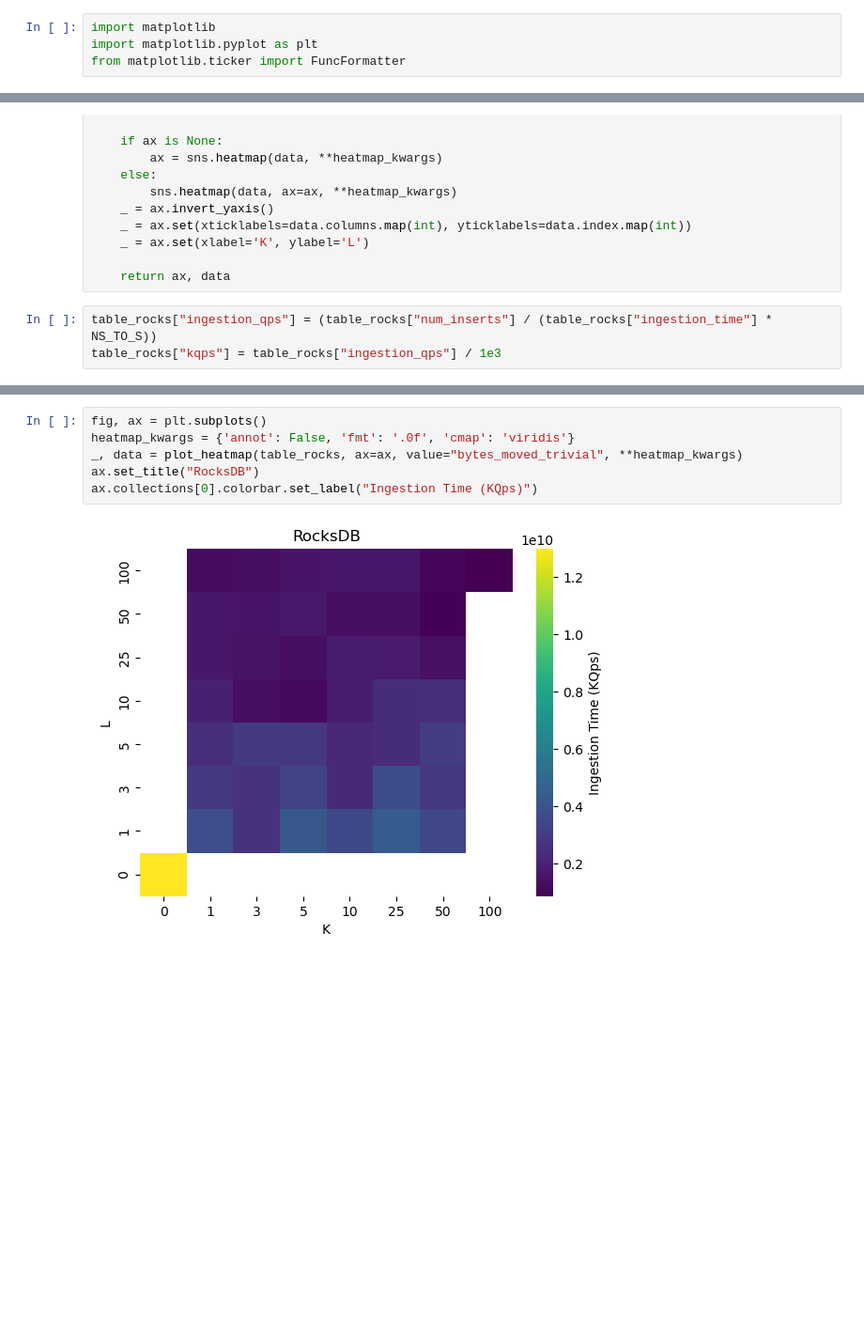
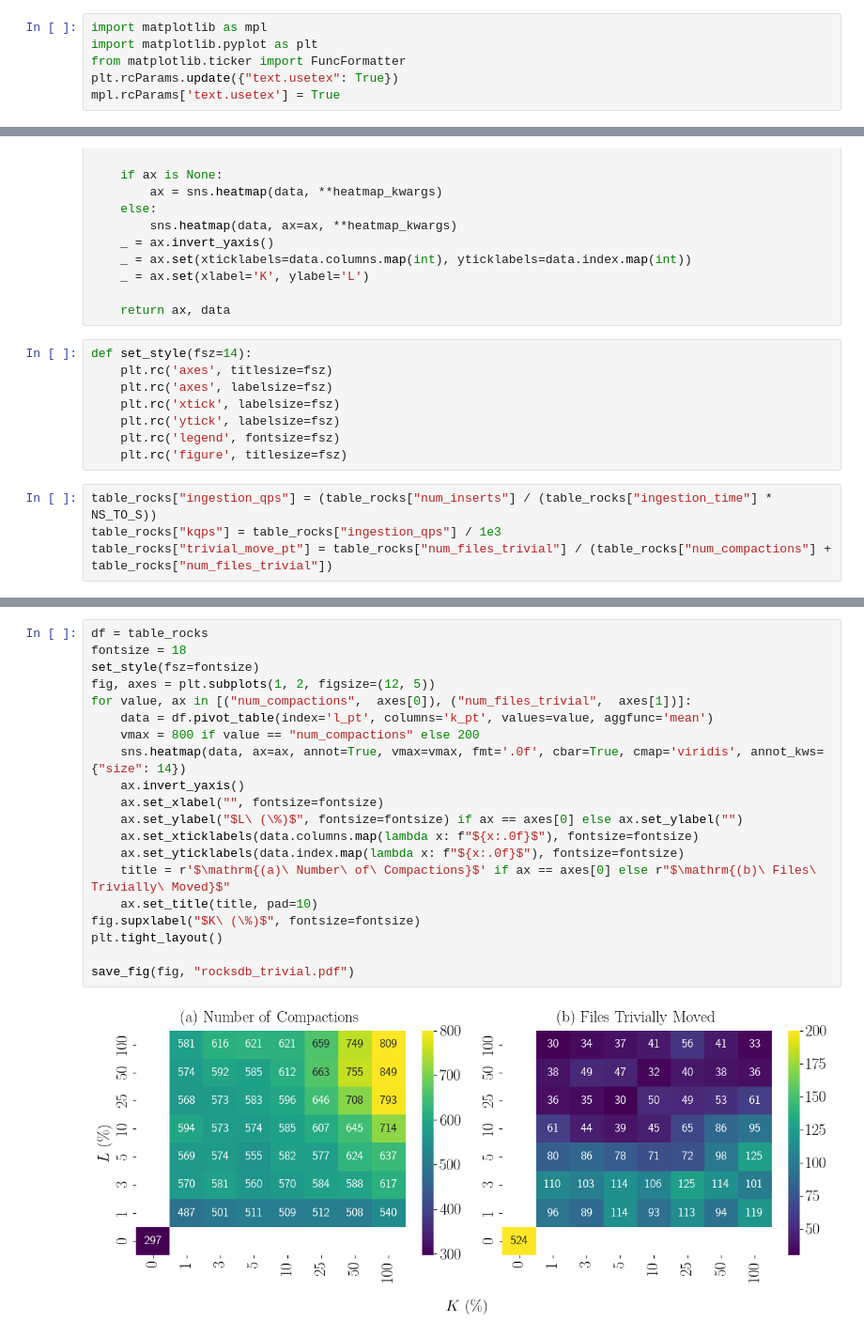
Before and after one commit to BU-DiSC/bliss_benchmark, a Jupyter notebook: notebook/heatmaps.ipynb, the cells around one changed output, grey strips where cells are left out. Shown at 94% size. Cells and saved outputs as stored; diff of their text form; blank space fills up the shorter version.

```diff
--- a/notebook/heatmaps.ipynb
+++ b/notebook/heatmaps.ipynb
@@ -4,9 +4,11 @@ import pandas as pd
 import seaborn as sns
 import os
 # %%
-import matplotlib
+import matplotlib as mpl
 import matplotlib.pyplot as plt
 from matplotlib.ticker import FuncFormatter
+plt.rcParams.update({"text.usetex": True})
+mpl.rcParams['text.usetex'] = True
 # %%
 index_type = 'lipp'
 NS_TO_MS = 1 / 1e6
@@ -72,6 +89,15 @@ def plot_heatmap(df: pd.DataFrame, value: str = 'preload_time', data_scale=1, fi
     _ = ax.set(xlabel='K', ylabel='L')
 
     return ax, data
+# %%
+def set_style(fsz=14):
+    plt.rc('axes', titlesize=fsz)
+    plt.rc('axes', labelsize=fsz)
+    plt.rc('xtick', labelsize=fsz)
+    plt.rc('ytick', labelsize=fsz)
+    plt.rc('legend', fontsize=fsz)
+    plt.rc('figure', titlesize=fsz)
 # %%
 table_rocks["ingestion_qps"] = (table_rocks["num_inserts"] / (table_rocks["ingestion_time"] * NS_TO_S))
 table_rocks["kqps"] = table_rocks["ingestion_qps"] / 1e3
+table_rocks["trivial_move_pt"] = table_rocks["num_files_trivial"] / (table_rocks["num_compactions"] + table_rocks["num_files_trivial"])
@@ -78,8 +108,22 @@ table_rocks["kqps"] = table_rocks["ingestion_qps"] / 1e3
 # %%
-fig, ax = plt.subplots()
-heatmap_kwargs = {'annot': False, 'fmt': '.0f', 'cmap': 'viridis'}
-_, data = plot_heatmap(table_rocks, ax=ax, value="bytes_moved_trivial", **heatmap_kwargs)
-ax.set_title("RocksDB")
-ax.collections[0].colorbar.set_label("Ingestion Time (KQps)")
+df = table_rocks
+fontsize = 18
+set_style(fsz=fontsize)
+fig, axes = plt.subplots(1, 2, figsize=(12, 5))
+for value, ax in [("num_compactions",  axes[0]), ("num_files_trivial",  axes[1])]:
+    data = df.pivot_table(index='l_pt', columns='k_pt', values=value, aggfunc='mean')
+    vmax = 800 if value == "num_compactions" else 200
+    sns.heatmap(data, ax=ax, annot=True, vmax=vmax, fmt='.0f', cbar=True, cmap='viridis', annot_kws={"size": 14})
+    ax.invert_yaxis()
+    ax.set_xlabel("", fontsize=fontsize)
+    ax.set_ylabel("$L\ (\%)$", fontsize=fontsize) if ax == axes[0] else ax.set_ylabel("")
+    ax.set_xticklabels(data.columns.map(lambda x: f"${x:.0f}$"), fontsize=fontsize)
+    ax.set_yticklabels(data.index.map(lambda x: f"${x:.0f}$"), fontsize=fontsize)
+    title = r'$\mathrm{(a)\ Number\ of\ Compactions}$' if ax == axes[0] else r"$\mathrm{(b)\ Files\ Trivially\ Moved}$"
+    ax.set_title(title, pad=10)
+fig.supxlabel("$K\ (\%)$", fontsize=fontsize)
+plt.tight_layout()
+
+save_fig(fig, "rocksdb_trivial.pdf")
 # %% [output]
-[figure, old version]
+[figure, new version]
```
Also changed, not shown: parts of 18 cells of this notebook, 9 other files.
